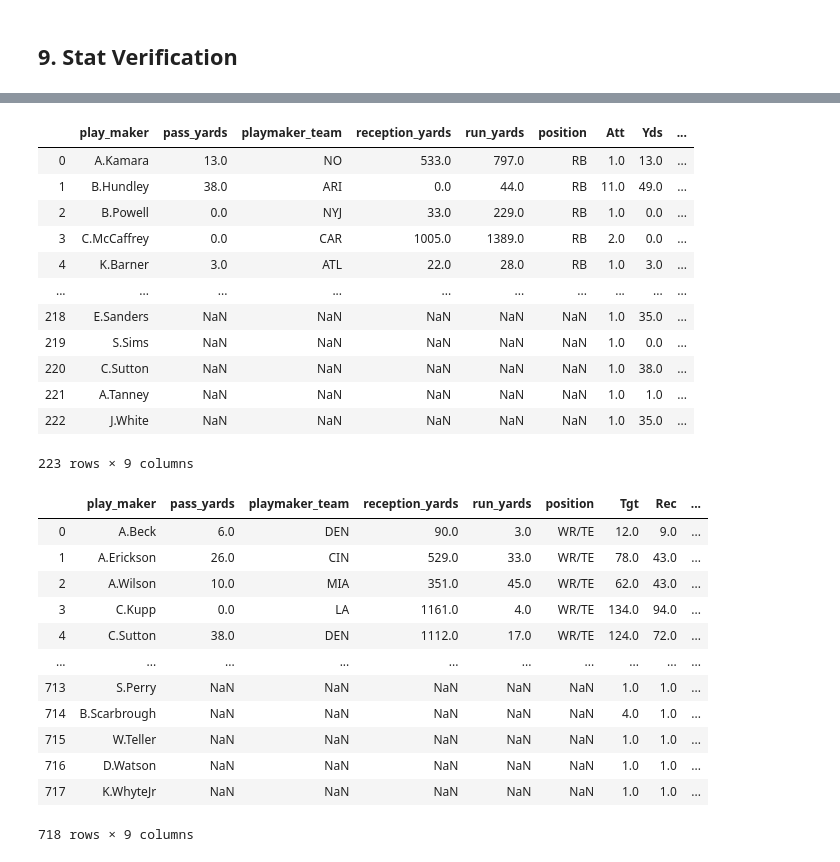
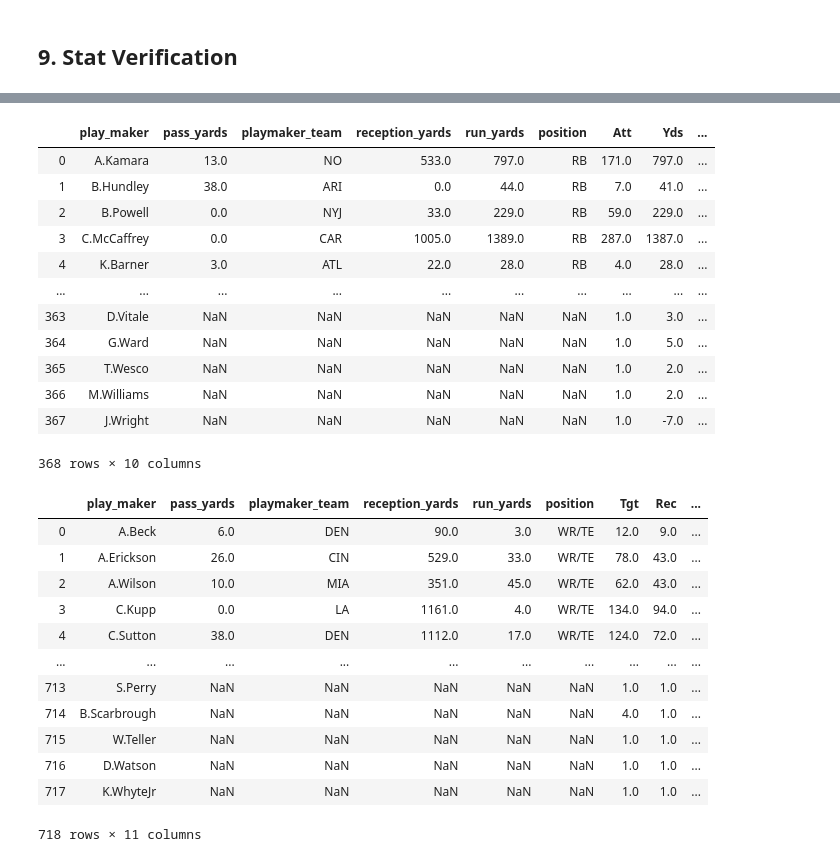
Before and after one commit to scunden/Project-Dash, a Jupyter notebook: 2. Data-Cleanup/0. Cleanup/cleanup.ipynb, the cells around one changed output, grey strips where cells are left out. Drawn from its saved outputs; the diff is of its cells as text; code cells hidden in the pictures.

Commit message:
function for creating tables

```diff
--- a/2. Data-Cleanup/0. Cleanup/cleanup.ipynb
+++ b/2. Data-Cleanup/0. Cleanup/cleanup.ipynb
@@ -553,31 +603,35 @@ valid_table_QB
 # %%
 df_RB = df_RB.rename(columns = {'Player': 'play_maker'})
 
 RB_table = final_merged[final_merged['position'] == 'RB']
 
-valid_table_RB = RB_table.merge(df_QB[["play_maker", "Att", "Yds", "TD"]], on = 'play_maker', how = 'outer')
+valid_table_RB = RB_table.merge(df_RB[["play_maker", "Att", "Yds", "TD"]], on = 'play_maker', how = 'outer')
+
+valid_table_RB['delta_yards'] = valid_table_RB['run_yards'] - valid_table_RB['Yds']
 
 valid_table_RB
 # %% [output]
 |  | play_maker | pass_yards | playmaker_team | reception_yards | run_yards | position | Att | Yds | ... |
-| 0 | A.Kamara | 13.0 | NO | 533.0 | 797.0 | RB | 1.0 | 13.0 | ... |
-| 1 | B.Hundley | 38.0 | ARI | 0.0 | 44.0 | RB | 11.0 | 49.0 | ... |
-| 2 | B.Powell | 0.0 | NYJ | 33.0 | 229.0 | RB | 1.0 | 0.0 | ... |
-| 3 | C.McCaffrey | 0.0 | CAR | 1005.0 | 1389.0 | RB | 2.0 | 0.0 | ... |
-| 4 | K.Barner | 3.0 | ATL | 22.0 | 28.0 | RB | 1.0 | 3.0 | ... |
+| 0 | A.Kamara | 13.0 | NO | 533.0 | 797.0 | RB | 171.0 | 797.0 | ... |
+| 1 | B.Hundley | 38.0 | ARI | 0.0 | 44.0 | RB | 7.0 | 41.0 | ... |
+| 2 | B.Powell | 0.0 | NYJ | 33.0 | 229.0 | RB | 59.0 | 229.0 | ... |
+| 3 | C.McCaffrey | 0.0 | CAR | 1005.0 | 1389.0 | RB | 287.0 | 1387.0 | ... |
+| 4 | K.Barner | 3.0 | ATL | 22.0 | 28.0 | RB | 4.0 | 28.0 | ... |
 | ... | ... | ... | ... | ... | ... | ... | ... | ... | ... |
-| 218 | E.Sanders | NaN | NaN | NaN | NaN | NaN | 1.0 | 35.0 | ... |
-| 219 | S.Sims | NaN | NaN | NaN | NaN | NaN | 1.0 | 0.0 | ... |
-| 220 | C.Sutton | NaN | NaN | NaN | NaN | NaN | 1.0 | 38.0 | ... |
-| 221 | A.Tanney | NaN | NaN | NaN | NaN | NaN | 1.0 | 1.0 | ... |
-| 222 | J.White | NaN | NaN | NaN | NaN | NaN | 1.0 | 35.0 | ... |
+| 363 | D.Vitale | NaN | NaN | NaN | NaN | NaN | 1.0 | 3.0 | ... |
+| 364 | G.Ward | NaN | NaN | NaN | NaN | NaN | 1.0 | 5.0 | ... |
+| 365 | T.Wesco | NaN | NaN | NaN | NaN | NaN | 1.0 | 2.0 | ... |
+| 366 | M.Williams | NaN | NaN | NaN | NaN | NaN | 1.0 | 2.0 | ... |
+| 367 | J.Wright | NaN | NaN | NaN | NaN | NaN | 1.0 | -7.0 | ... |
-223 rows × 9 columns
+368 rows × 10 columns
 # %%
 df_WR = df_WR.rename(columns = {'Player': 'play_maker'})
 
 WR_table = final_merged[final_merged['position'] == 'WR/TE']
 
-valid_table_WR = WR_table.merge(df_WR[["play_maker", "Tgt", "Rec", "TD"]], on = 'play_maker', how = 'outer')
+valid_table_WR = WR_table.merge(df_WR[["play_maker", "Tgt", "Rec", "Yds", "TD"]], on = 'play_maker', how = 'outer')
+
+valid_table_WR['delta_yards'] = valid_table_WR['reception_yards'] - valid_table_WR['Yds']
 
 valid_table_WR
 # %% [output]
@@ -593,4 +647,4 @@ valid_table_WR
 | 715 | W.Teller | NaN | NaN | NaN | NaN | NaN | 1.0 | 1.0 | ... |
 | 716 | D.Watson | NaN | NaN | NaN | NaN | NaN | 1.0 | 1.0 | ... |
 | 717 | K.WhyteJr | NaN | NaN | NaN | NaN | NaN | 1.0 | 1.0 | ... |
-718 rows × 9 columns
+718 rows × 11 columns
```
Also changed, not shown: parts of 12 cells of this notebook.
